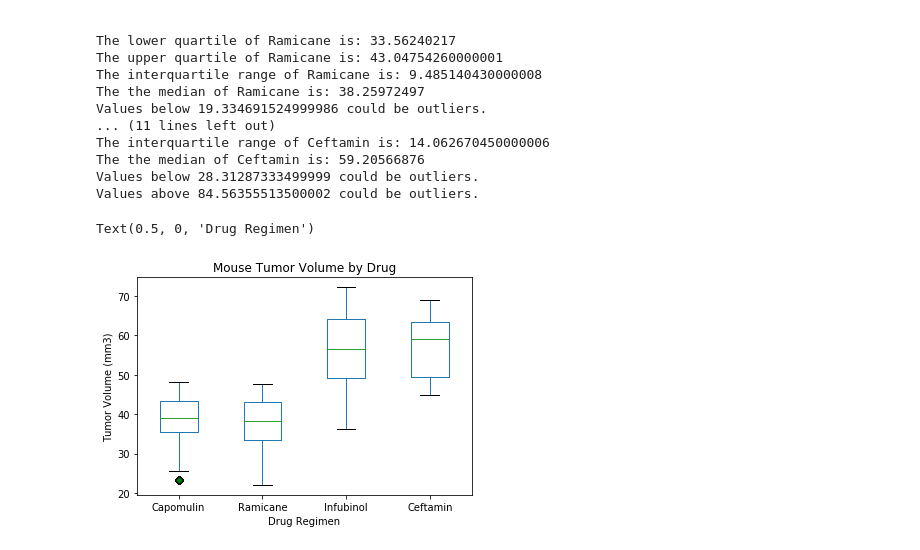
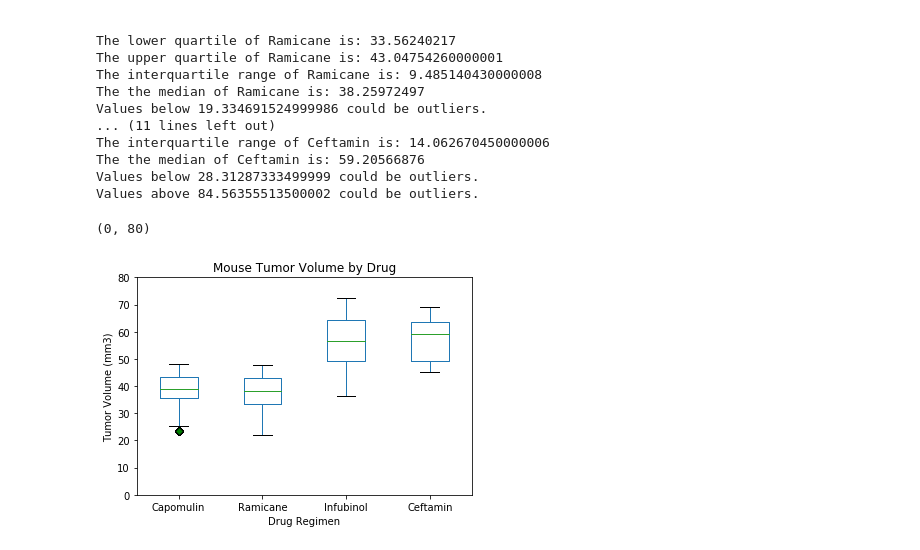
Before and after one commit to dborowski16/matplotlib-challenge, a Jupyter notebook: Pymaceuticals/Pymaceuticals.ipynb, the cells around one changed output. Drawn from its saved outputs; the diff is of its cells as text; code cells hidden in the pictures.

```diff
--- a/Pymaceuticals/Pymaceuticals.ipynb
+++ b/Pymaceuticals/Pymaceuticals.ipynb
@@ -265,10 +265,11 @@ Values above 84.56355513500002 could be outliers.
 # %%
 green_diamond = dict(markerfacecolor='g', marker='D')
 fig, ax1 = plt.subplots()
 tp_four.boxplot(column=top_drug, grid=False, flierprops=green_diamond)
 ax1.set_title('Mouse Tumor Volume by Drug')
 ax1.set_ylabel('Tumor Volume (mm3)')
 ax1.set_xlabel('Drug Regimen')
+ax1.set_ylim(0,80)
 # %% [output]
-Text(0.5, 0, 'Drug Regimen')
+(0, 80)
-[figure, old version]
+[figure, new version]
```
Also changed, not shown: parts of 6 cells of this notebook.
